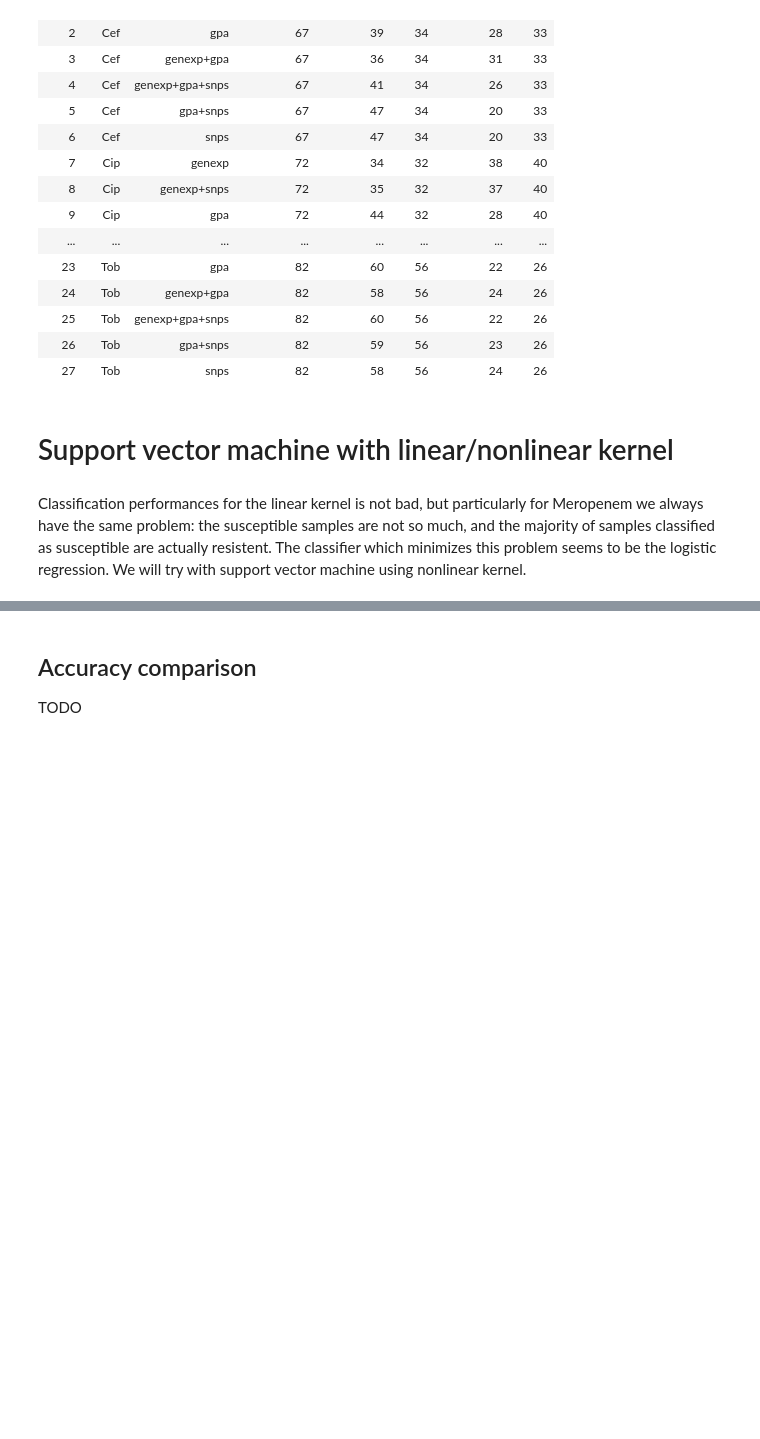
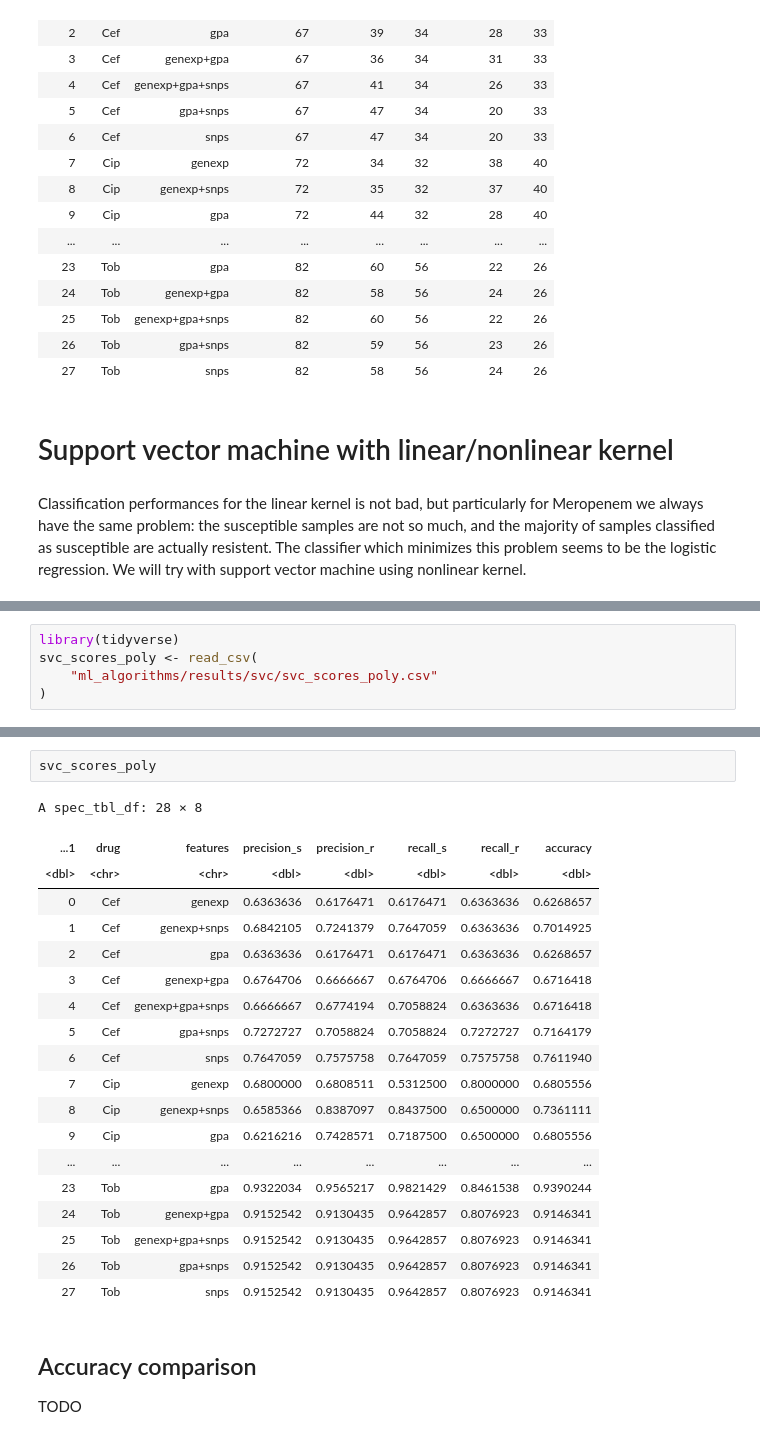
Before and after one commit to riccardo03-maker/Multiomic_integration_antimicrobial_resistance, a Jupyter notebook: r_trials.ipynb, the cells around one changed output, grey strips where cells are left out. Drawn from its saved outputs; the diff is of its cells as text; blank space fills up the shorter version.

```diff
--- a/r_trials.ipynb
+++ b/r_trials.ipynb
@@ -654,0 +625,5 @@ A spec_tbl_df: 28 × 9
+# %%
+library(tidyverse)
+svc_scores_poly <- read_csv(
+    "ml_algorithms/results/svc/svc_scores_poly.csv"
+)
@@ -655,3 +651,25 @@ A spec_tbl_df: 28 × 9
+# %%
+svc_scores_poly
+# %% [output]
+A spec_tbl_df: 28 × 8
+| ...1 | drug | features | precision_s | precision_r | recall_s | recall_r | accuracy |
+| <dbl> | <chr> | <chr> | <dbl> | <dbl> | <dbl> | <dbl> | <dbl> |
+| 0 | Cef | genexp | 0.6363636 | 0.6176471 | 0.6176471 | 0.6363636 | 0.6268657 |
+| 1 | Cef | genexp+snps | 0.6842105 | 0.7241379 | 0.7647059 | 0.6363636 | 0.7014925 |
+| 2 | Cef | gpa | 0.6363636 | 0.6176471 | 0.6176471 | 0.6363636 | 0.6268657 |
+| 3 | Cef | genexp+gpa | 0.6764706 | 0.6666667 | 0.6764706 | 0.6666667 | 0.6716418 |
+| 4 | Cef | genexp+gpa+snps | 0.6666667 | 0.6774194 | 0.7058824 | 0.6363636 | 0.6716418 |
+| 5 | Cef | gpa+snps | 0.7272727 | 0.7058824 | 0.7058824 | 0.7272727 | 0.7164179 |
+| 6 | Cef | snps | 0.7647059 | 0.7575758 | 0.7647059 | 0.7575758 | 0.7611940 |
+| 7 | Cip | genexp | 0.6800000 | 0.6808511 | 0.5312500 | 0.8000000 | 0.6805556 |
+| 8 | Cip | genexp+snps | 0.6585366 | 0.8387097 | 0.8437500 | 0.6500000 | 0.7361111 |
+| 9 | Cip | gpa | 0.6216216 | 0.7428571 | 0.7187500 | 0.6500000 | 0.6805556 |
+| ... | ... | ... | ... | ... | ... | ... | ... |
+| 23 | Tob | gpa | 0.9322034 | 0.9565217 | 0.9821429 | 0.8461538 | 0.9390244 |
+| 24 | Tob | genexp+gpa | 0.9152542 | 0.9130435 | 0.9642857 | 0.8076923 | 0.9146341 |
+| 25 | Tob | genexp+gpa+snps | 0.9152542 | 0.9130435 | 0.9642857 | 0.8076923 | 0.9146341 |
+| 26 | Tob | gpa+snps | 0.9152542 | 0.9130435 | 0.9642857 | 0.8076923 | 0.9146341 |
+| 27 | Tob | snps | 0.9152542 | 0.9130435 | 0.9642857 | 0.8076923 | 0.9146341 |
 # %% [markdown]
 ## Accuracy comparison
 
```
Also changed, not shown: parts of 4 cells of this notebook, 9 other files.
